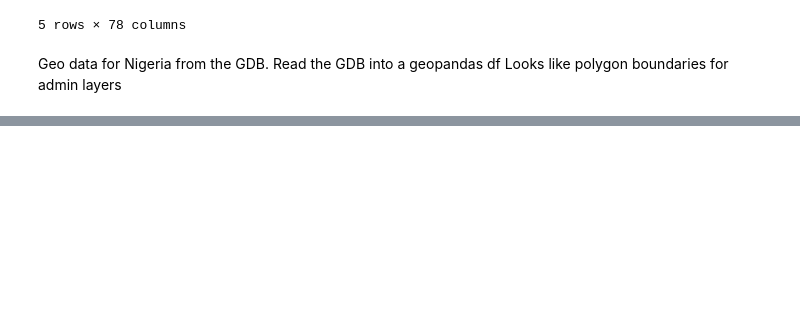
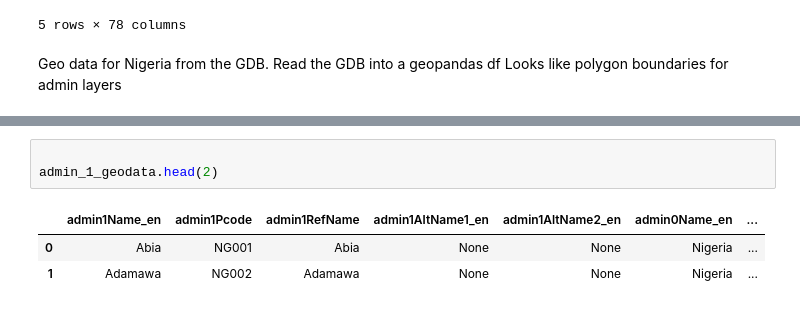
Before and after one commit to stevecrawshaw/hackathon, a Jupyter notebook: hackathon_eda_sc_1.ipynb, the cells around one changed output, grey strips where cells are left out. Drawn from its saved outputs; the diff is of its cells as text; blank space fills up the shorter version.

```diff
--- a/hackathon_eda_sc_1.ipynb
+++ b/hackathon_eda_sc_1.ipynb
@@ -100,3 +88,10 @@ nga_geodata
 # %% [output]
 |  | admin0Name_en | admin0Pcode | admin0RefName | admin0AltName1_en | admin0AltName2_en | date | validOn | ... |
 | 0 | Nigeria | NG | Nigeria | None | None | 2016-11-29 00:00:00+00:00 | 2016-12-15 00:00:00+00:00 | ... |
+# %%
+
+admin_1_geodata.head(2)
+# %% [output]
+|  | admin1Name_en | admin1Pcode | admin1RefName | admin1AltName1_en | admin1AltName2_en | admin0Name_en | ... |
+| 0 | Abia | NG001 | Abia | None | None | Nigeria | ... |
+| 1 | Adamawa | NG002 | Adamawa | None | None | Nigeria | ... |
```
Also changed, not shown: parts of 10 cells of this notebook.
